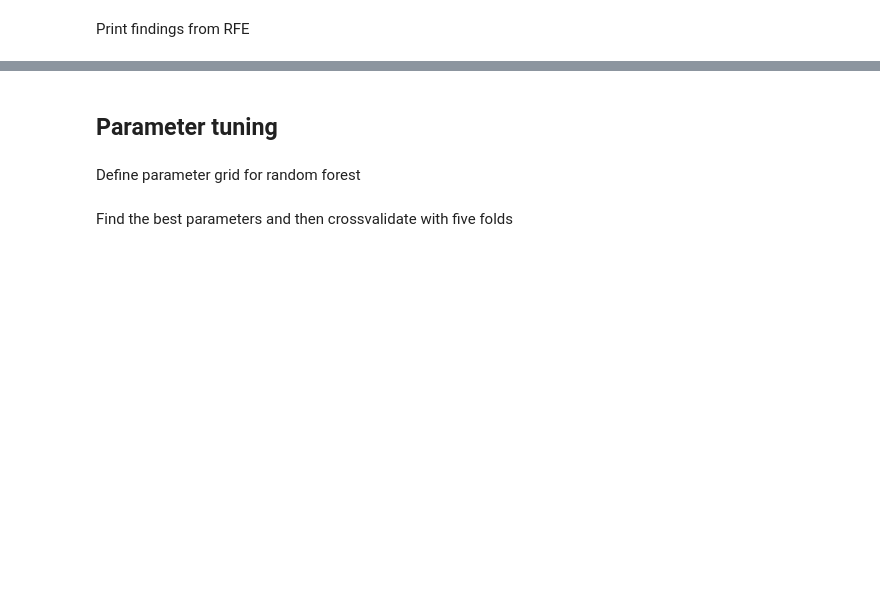
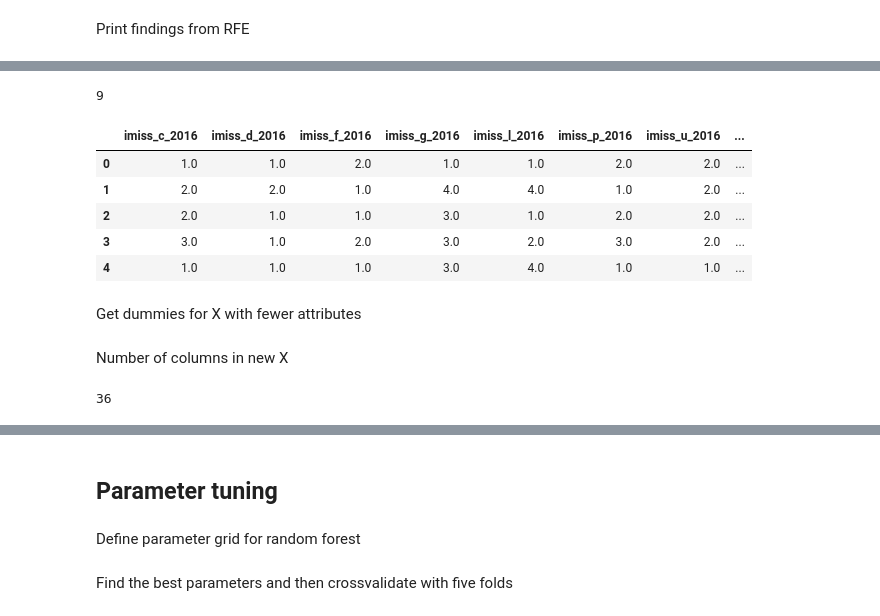
Before and after one commit to ali0003433/predict-by-issue-prioritization, a Jupyter notebook: notebooks/4-al-model-selection.ipynb, the cells around one changed output, grey strips where cells are left out. Saved outputs shown, nothing was run; the diff lists cells and outputs as text; code cells hidden in the pictures; blank space fills up the shorter version.

```diff
--- a/notebooks/4-al-model-selection.ipynb
+++ b/notebooks/4-al-model-selection.ipynb
@@ -172,0 +204,13 @@ print(yes)
+# %%
+print(len(X_dropped.columns))
+X_dropped.head()
+# %% [output]
+9
+|  | imiss_c_2016 | imiss_d_2016 | imiss_f_2016 | imiss_g_2016 | imiss_l_2016 | imiss_p_2016 | imiss_u_2016 | ... |
+| 0 | 1.0 | 1.0 | 2.0 | 1.0 | 1.0 | 2.0 | 2.0 | ... |
+| 1 | 2.0 | 2.0 | 1.0 | 4.0 | 4.0 | 1.0 | 2.0 | ... |
+| 2 | 2.0 | 1.0 | 1.0 | 3.0 | 1.0 | 2.0 | 2.0 | ... |
+| 3 | 3.0 | 1.0 | 2.0 | 3.0 | 2.0 | 3.0 | 2.0 | ... |
+| 4 | 1.0 | 1.0 | 1.0 | 3.0 | 4.0 | 1.0 | 1.0 | ... |
+# %% [markdown]
+Get dummies for X with fewer attributes
@@ -172,0 +219,6 @@ print(yes)
+# %% [markdown]
+Number of columns in new X
+# %%
+len(X.columns)
+# %% [output]
+36
```
Also changed, not shown: parts of 37 cells of this notebook, 3 other files.
